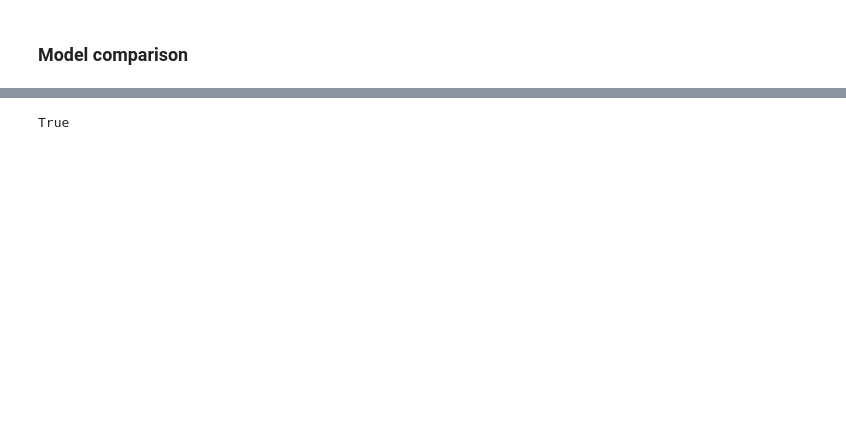
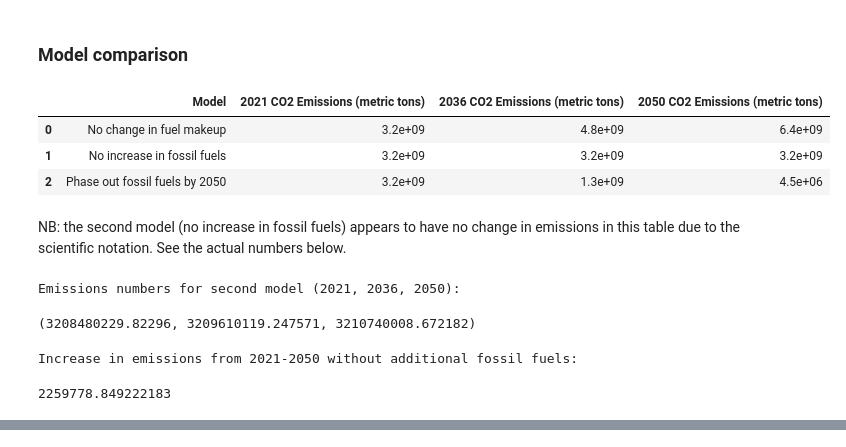
Before and after one commit to BenBagBag/egrid, a Jupyter notebook: How Green Is My Grid?.ipynb, the cells around one changed output, grey strips where cells are left out. Saved outputs shown, nothing was run; the diff lists cells and outputs as text; code cells hidden in the pictures; blank space fills up the shorter version.

```diff
--- a/How Green Is My Grid?.ipynb
+++ b/How Green Is My Grid?.ipynb
@@ -768,4 +711,34 @@ show(column(phase_out_fossil_fuels_chart, phase_out_fossil_fuels_chart_detail))
 [interactive output not drawn]
 # %% [markdown]
 ### Model comparison
+# %%
+models = [grid_growth_df_no_greening, grid_growth_df_with_greening, shift_to_non_fossil_df]
+emissions_years_cols = ['2021 CO2 Emissions (metric tons)', '2036 CO2 Emissions (metric tons)', '2050 CO2 Emissions (metric tons)']
+emissions_years = [2021, 2036, 2050]
+
+pd.DataFrame({
+    'Model': ['No change in fuel makeup', 'No increase in fossil fuels', 'Phase out fossil fuels by 2050'],
+    '2021 CO2 Emissions (metric tons)': [model['2021 CO2 Emissions (metric tons)'].sum() for model in models],
+    '2036 CO2 Emissions (metric tons)': [model['2036 CO2 Emissions (metric tons)'].sum() for model in models],
+    '2050 CO2 Emissions (metric tons)': [model['2050 CO2 Emissions (metric tons)'].sum() for model in models]
+})
+# %% [output]
+|  | Model | 2021 CO2 Emissions (metric tons) | 2036 CO2 Emissions (metric tons) | 2050 CO2 Emissions (metric tons) |
+| 0 | No change in fuel makeup | 3.2e+09 | 4.8e+09 | 6.4e+09 |
+| 1 | No increase in fossil fuels | 3.2e+09 | 3.2e+09 | 3.2e+09 |
+| 2 | Phase out fossil fuels by 2050 | 3.2e+09 | 1.3e+09 | 4.5e+06 |
+# %% [markdown]
+NB: the second model (no increase in fossil fuels) appears to have no change in emissions in this table due to the scientific notation. See the actual numbers below.
+# %%
+print('Emissions numbers for second model (2021, 2036, 2050):')
+grid_growth_df_with_greening['2021 CO2 Emissions (metric tons)'].sum(), grid_growth_df_with_greening['2036 CO2 Emissions (metric tons)'].sum(), grid_growth_df_with_greening['2050 CO2 Emissions (metric tons)'].sum()
+# %% [output]
+Emissions numbers for second model (2021, 2036, 2050):
+(3208480229.82296, 3209610119.247571, 3210740008.672182)
+# %%
+print('Increase in emissions from 2021-2050 without additional fossil fuels:')
+grid_growth_df_with_greening['2050 CO2 Emissions (metric tons)'].sum() - grid_growth_df_with_greening['2021 CO2 Emissions (metric tons)'].sum()
+# %% [output]
+Increase in emissions from 2021-2050 without additional fossil fuels:
+2259778.849222183
 # %%
@@ -788,15 +757,3 @@ show(emissions_growth_data_chart)
 # %% [output]
 [interactive output not drawn]
 [interactive output not drawn]
-# %%
-ideas later on:
-    - how many power plants will we need to build?
-    - which power plants can we emulate?
-    - how will changing climate impact what sort of fuels we can use?
-    - can we differentiate biomass types? to reduce combustion-based biomass fuels?
-    - how much capacity do we have already that we're not using?
-
-    #### Future models
-- Are there particular power companies/states producing power with a lower emissions rate that could serve as models for cleaner power production?
-# %% [output]
-True
```
Also changed, not shown: parts of 12 cells of this notebook.
